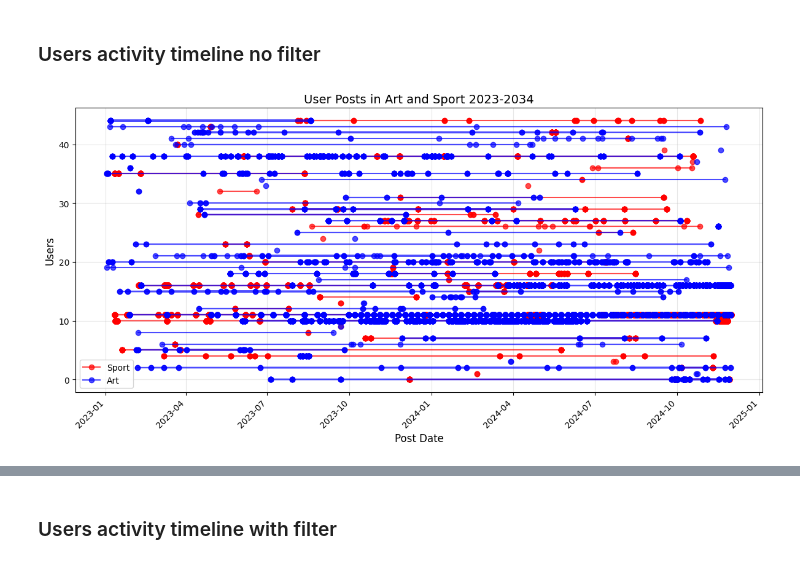
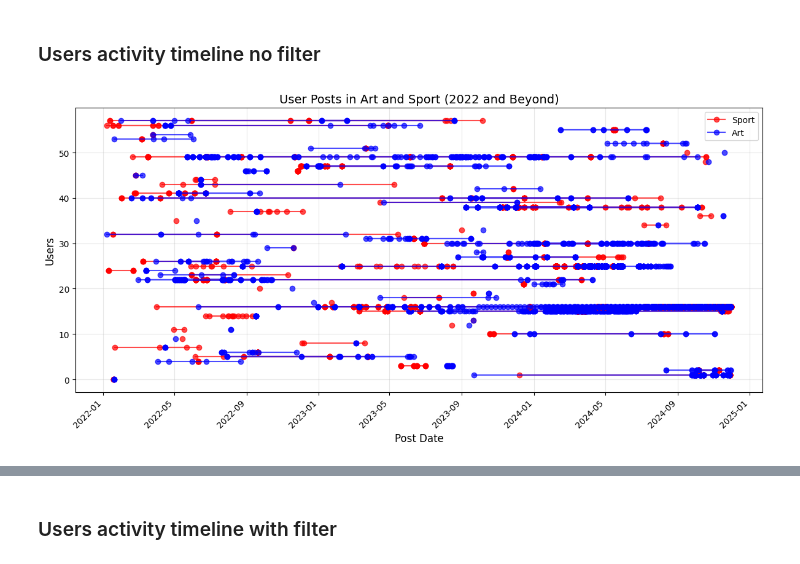
Before and after one commit to yuvalSaadati/Characterizing-human-behavior-using-internet-data, a Jupyter notebook: export_reddit art and sport.ipynb, the cells around one changed output, grey strips where cells are left out. Saved outputs shown, nothing was run; the diff lists cells and outputs as text; code cells hidden in the pictures.

```diff
--- a/export_reddit art and sport.ipynb
+++ b/export_reddit art and sport.ipynb
@@ -1,5 +1,9 @@
 # %%
 # Art and sports forums
+import warnings
+
+# Suppress all warnings
+warnings.filterwarnings("ignore")
 art_forums = ['Art', 'painting', 'Sculpture', 'artTools', 'ArtCrit', 'ArtBuddy', 'ConceptArt','artlounge' ,'OilPainting',
               'learnart', 'Illustration', 'drawing', 'Watercolor', 'ArtistLounge', 'writing', 'writers', 'sciwrite',
               'phd', 'freelanceWriters', 'composer', 'composition', 'sketchpad','Pastel','PixelArt','AnimeART','arttutorials',
@@ -11,7 +15,8 @@ sport_forums = [
     "baseball", "hockey", "MMA", "cycling", "swimming", "volleyball", "boxing",
     "skiing", "surfing", "archery", "badminton", "rowing", "triathlon", "equestrian",
     "fencing", "gymnastics", "karate", "rugby", "sailing", "skateboarding",
-    "snowboarding", "taekwondo", "weightlifting", "wrestling", 'bodybuilding','crossfit', 'football', 'climbing', 'Swimming','tajiquan','zumba'
+    "snowboarding", "taekwondo", "weightlifting", "wrestling", 'bodybuilding',
+    'crossfit', 'football', 'climbing', 'Swimming','tajiquan','zumba'
 ]
 not_creative_keywords = [
     "Burnout", "blocked", "creative block", "creative",
@@ -427,9 +428,19 @@ df.to_excel(output_file, index=False)
 from datetime import datetime, timedelta
 import matplotlib.pyplot as plt
 import pandas as pd
+def make_hashable(d):
+    """
+    Convert a dictionary into a hashable form, handling nested dictionaries.
+    """
+    if isinstance(d, dict):
+        return tuple((k, make_hashable(v)) for k, v in d.items())
+    elif isinstance(d, list):
+        return tuple(make_hashable(item) for item in d)
+    else:
+        return d
 
 # Constants
-cutoff_date = datetime(2023, 1, 1)
+cutoff_date = datetime(2022, 1, 1)
 
 # Process and filter data for users with posts in both art and sport within 2 months
 user_timeline_data = {}
@@ -456,6 +467,7 @@ for user in sport_posts_dic.keys():
         post for post in art_posts_dic[user]
         if datetime.utcfromtimestamp(post['created_utc']) >= cutoff_date
     ]
+    MAX_TIME_DIFF = timedelta(days=100)
 
     # Collect posts within 2 months difference
 # Collect posts within 2 months difference
@@ -463,7 +475,8 @@ for user in sport_posts_dic.keys():
         (sport_post, art_post)
         for sport_post, sport_time in zip(sport_array_posts, sport_array)
         for art_post, art_time in zip(art_array_posts, art_array)
-        if sport_time is not None and art_time is not None and abs(sport_time - art_time)
+        if sport_time is not None and art_time is not None and abs(sport_time - art_time) <= MAX_TIME_DIFF
+
     ]
 
 
@@ -473,23 +486,44 @@ for user in sport_posts_dic.keys():
             'matched_posts': matched_posts
         }
         # Add first matched posts to Excel data (you can extend this logic to include more matched posts)
-        excel_data.append({
-            "User": user,
-            "Sport Flair": matched_posts[0][0]['flair'],
-            "Sport Subreddit": matched_posts[0][0]['subreddit'],
-            "Sport Title": matched_posts[0][0]['title'],
-            "Sport Description": matched_posts[0][0]['description'],
-            "Sport Score": matched_posts[0][0]['score'],
-            "Sport created utc": datetime.utcfromtimestamp(matched_posts[0][0]['created_utc']),
 
-            "Art Flair": matched_posts[0][1]['flair'],
-            "Art Subreddit": matched_posts[0][1]['subreddit'],
-            "Art Title": matched_posts[0][1]['title'],
-            "Art Description": matched_posts[0][1]['description'],
-            "Art Score": matched_posts[0][1]['score'],
-            "Art created utc": datetime.utcfromtimestamp(matched_posts[0][1]['created_utc']),
 
-        })
+        # Convert matched sport and art posts to unique sets using hashable tuples
+        sport_posts = set([make_hashable(sport_art_post[0]) for sport_art_post in matched_posts])
+        art_posts = set([make_hashable(sport_art_post[1]) for sport_art_post in matched_posts])
+
+
+        # Optional: Convert back to dictionaries if needed later
+        sport_posts = [dict(post) for post in sport_posts]
+        art_posts = [dict(post) for post in art_posts]
+
+        # Find the maximum length of sport_posts and art_posts
+        max_length = max(len(sport_posts), len(art_posts))
+
+        # Iterate over the longest list and match posts
+        for i in range(max_length):
+            # Handle cases where there are fewer sport or art posts than max_length
+            sport_post = sport_posts[i] if i < len(sport_posts) else {}
+            art_post = art_posts[i] if i < len(art_posts) else {}
+
+            # Append data to Excel, using .get() to safely access dictionary values
+            excel_data.append({
+                "User": user,
+                "Sport Flair": sport_post.get('flair', ''),
+                "Sport Subreddit": sport_post.get('subreddit', ''),
+                "Sport Title": sport_post.get('title', ''),
+                "Sport Description": sport_post.get('description', ''),
+                "Sport Score": sport_post.get('score', ''),
+                "Sport Created UTC": datetime.utcfromtimestamp(sport_post['created_utc']) if 'created_utc' in sport_post else '',
+
+                "Art Flair": art_post.get('flair', ''),
+                "Art Subreddit": art_post.get('subreddit', ''),
+                "Art Title": art_post.get('title', ''),
+                "Art Description": art_post.get('description', ''),
+                "Art Score": art_post.get('score', ''),
+                "Art Created UTC": datetime.utcfromtimestamp(art_post['created_utc']) if 'created_utc' in art_post else '',
+            })
+
 
 
 # Convert the data to a DataFrame
@@ -499,39 +533,36 @@ df = pd.DataFrame(excel_data)
 output_file = "user_posts_art_and_sport_no_filter.xlsx"
 df.to_excel(output_file, index=False)
 
-# Plot the timeline
+
+# Plot timeline
 plt.figure(figsize=(12, 6))
 for i, (user, data) in enumerate(user_timeline_data.items()):
-    # Convert timestamps to datetime objects for plotting
     sport_times = [datetime.utcfromtimestamp(post[0]['created_utc']) for post in data['matched_posts']]
     art_times = [datetime.utcfromtimestamp(post[1]['created_utc']) for post in data['matched_posts']]
 
     # Plot sport posts
     plt.plot(
         sport_times, [i] * len(sport_times),
         color='red', alpha=0.7, linestyle='-', marker='o',
         label='Sport' if i == 0 else ""
     )
 
     # Plot art posts
     plt.plot(
         art_times, [i] * len(art_times),
         color='blue', alpha=0.7, linestyle='-', marker='o',
         label='Art' if i == 0 else ""
     )
 
 # Enhance the plot
-plt.title("User Posts in Art and Sport 2023-2034", fontsize=14)
+plt.title("User Posts in Art and Sport (2022 and Beyond)", fontsize=14)
 plt.xlabel("Post Date", fontsize=12)
 plt.ylabel("Users", fontsize=12)
-
-# Format x-axis for dates
 plt.gcf().autofmt_xdate()  # Automatically format date labels
-plt.xticks(fontsize=10, rotation=45)  # Rotate x-axis labels for readability
-
+plt.xticks(fontsize=10, rotation=45)
 plt.legend()
 plt.grid(True, alpha=0.3)
 plt.tight_layout()
 plt.show()
 # %% [output]
-[figure, old version]
+[figure, new version]
```
Also changed, not shown: parts of 6 cells of this notebook, 8 other files.
